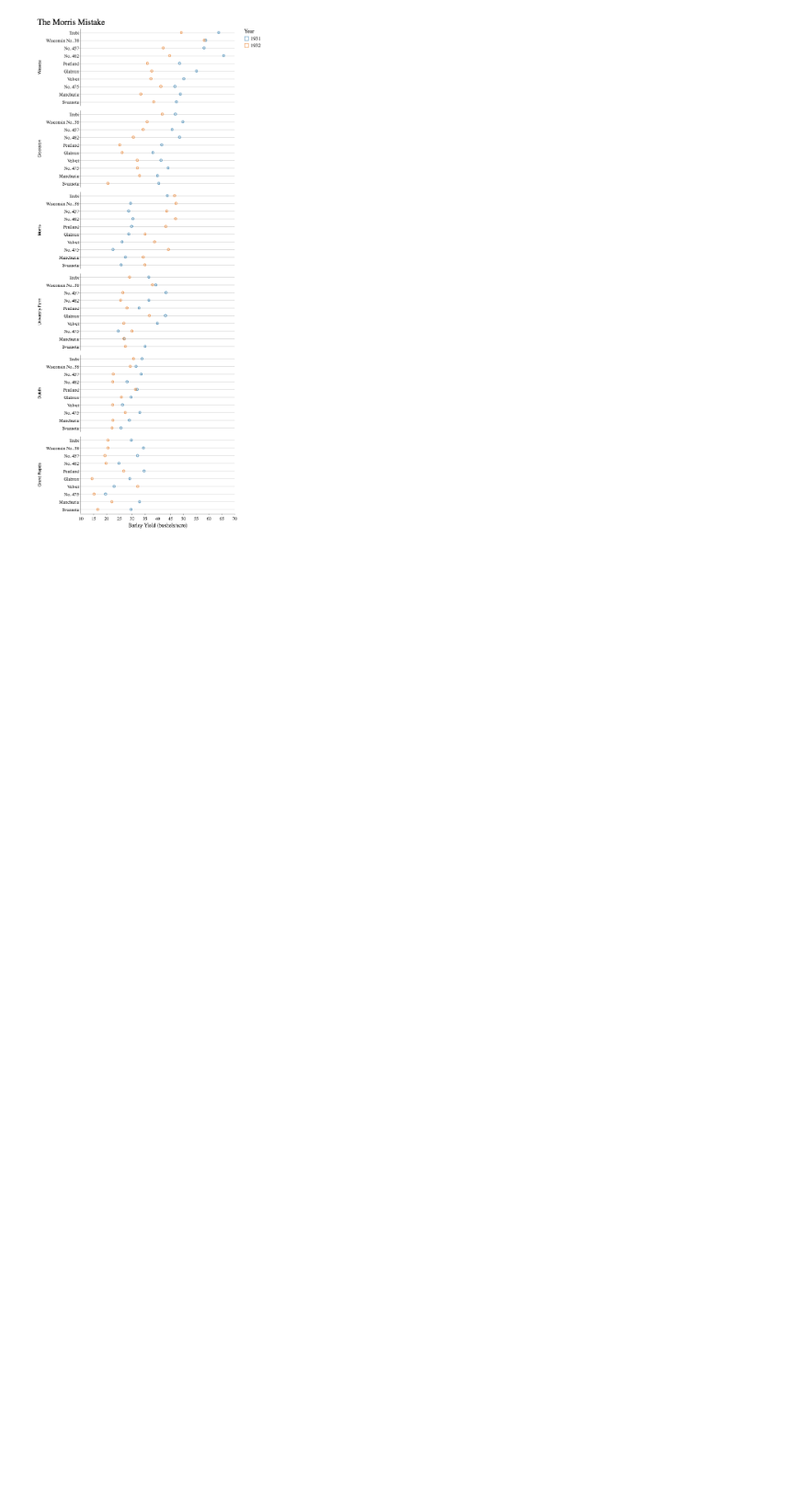
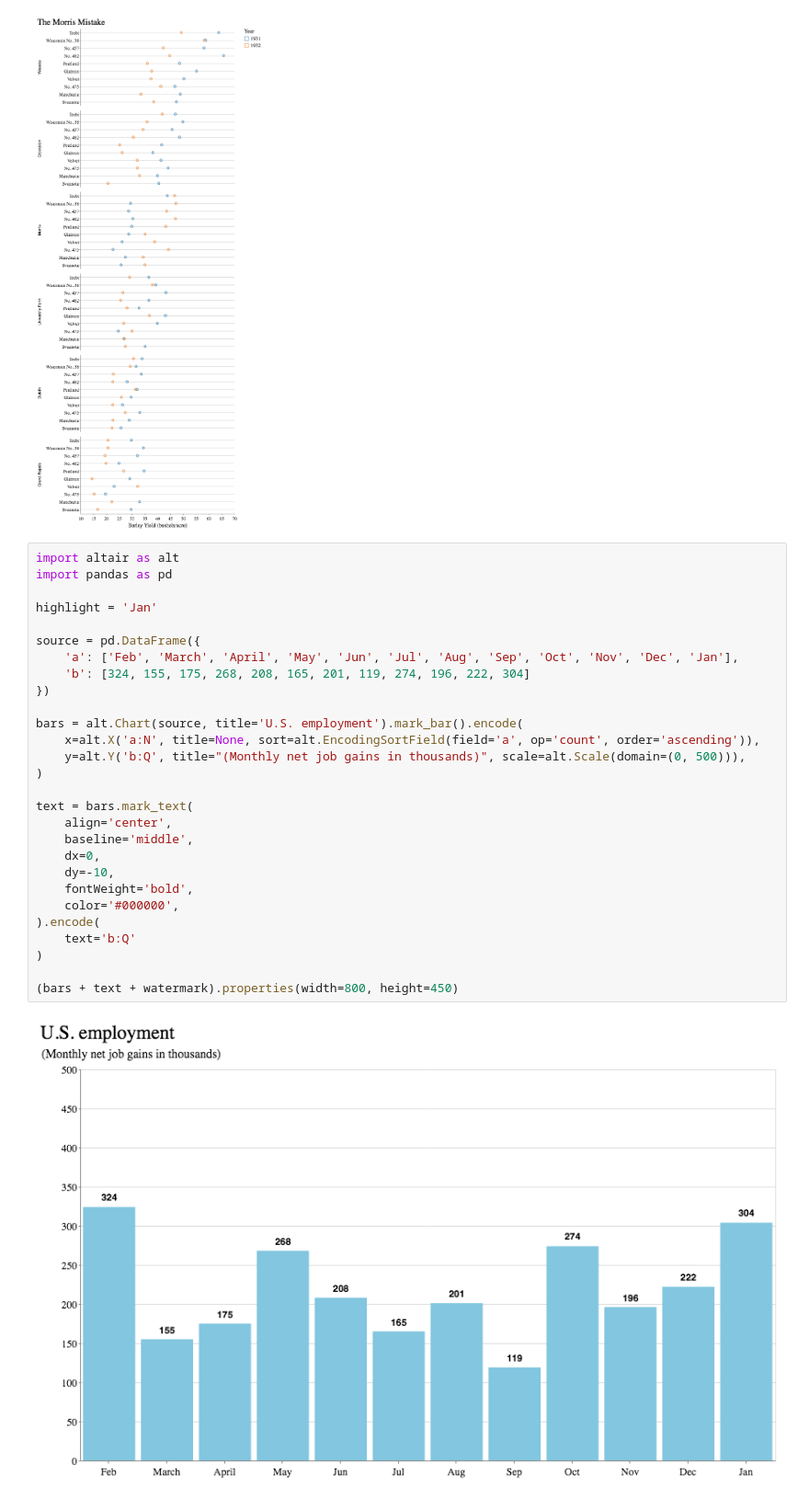
Before and after one commit to datadesk/altair-latimes, a Jupyter notebook: notebook.ipynb, the cells around one changed output. Shown at 92% size. Saved outputs shown, nothing was run; the diff lists cells and outputs as text; blank space fills up the shorter version.

Commit message:
adds example of the monthly jobs chart that can be downloaded as svg and styled in illustrator

```diff
--- a/notebook.ipynb
+++ b/notebook.ipynb
@@ -174,6 +174,36 @@ alt.Chart(source, title="The Morris Mistake").mark_point().encode(
 ).configure_view(stroke="transparent", width=400, height=300)
 # %% [output]
 [figure]
+# %%
+import altair as alt
+import pandas as pd
+
+highlight = 'Jan'
+
+source = pd.DataFrame({
+    'a': ['Feb', 'March', 'April', 'May', 'Jun', 'Jul', 'Aug', 'Sep', 'Oct', 'Nov', 'Dec', 'Jan'],
+    'b': [324, 155, 175, 268, 208, 165, 201, 119, 274, 196, 222, 304]
+})
+
+bars = alt.Chart(source, title='U.S. employment').mark_bar().encode(
+    x=alt.X('a:N', title=None, sort=alt.EncodingSortField(field='a', op='count', order='ascending')),
+    y=alt.Y('b:Q', title="(Monthly net job gains in thousands)", scale=alt.Scale(domain=(0, 500))),
+)
+
+text = bars.mark_text(
+    align='center',
+    baseline='middle',
+    dx=0,
+    dy=-10,
+    fontWeight='bold',
+    color='#000000',
+).encode(
+    text='b:Q'
+)
+
+(bars + text + watermark).properties(width=800, height=450)
+# %% [output]
+[figure, added]
 # %%
 source = data.movies.url
 
```
